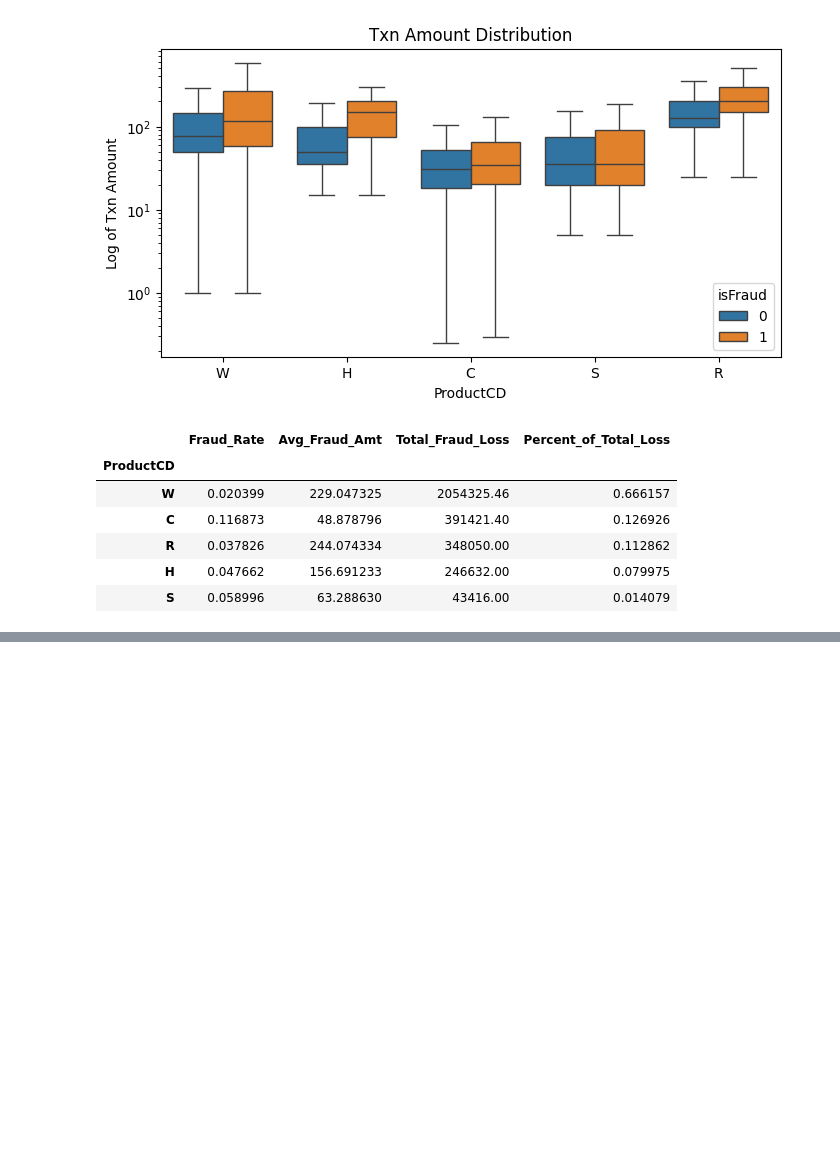
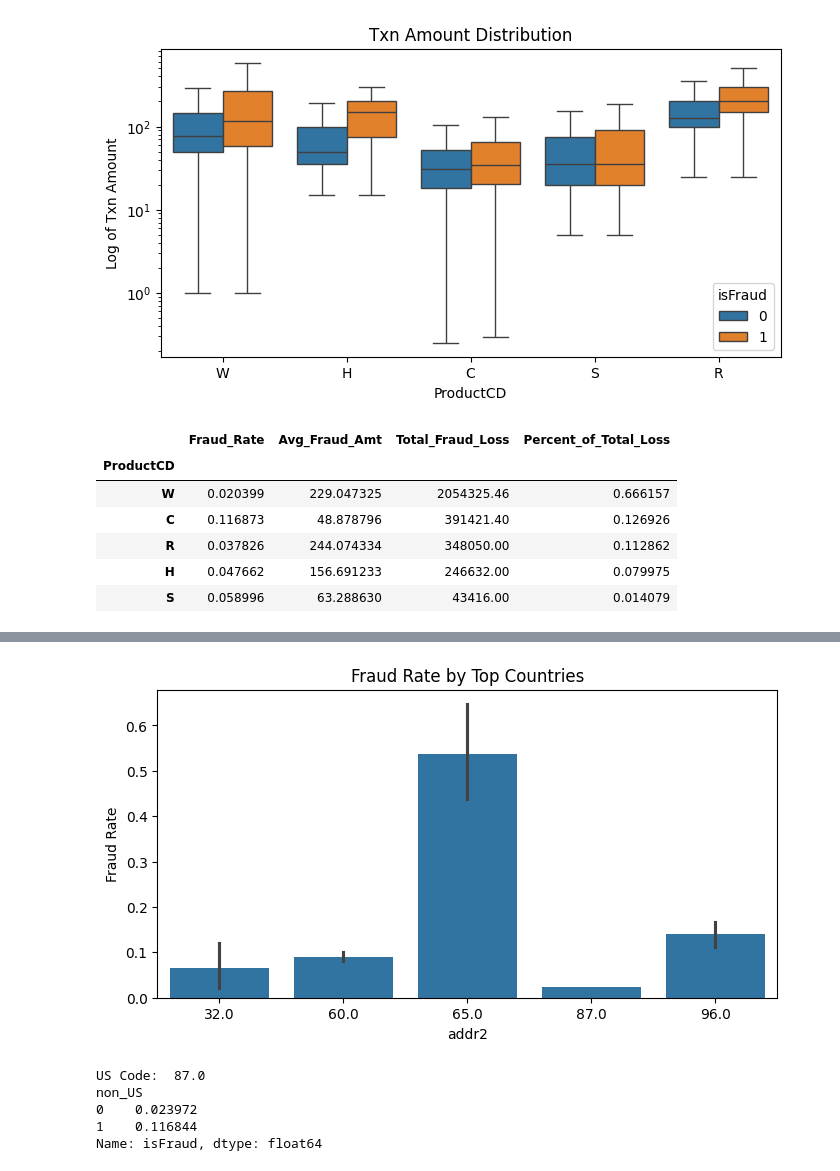
Before and after one commit to dassus98/fraud-detection-engine, a Jupyter notebook: notebooks/transactions_eda.ipynb, the cells around one changed output, grey strips where cells are left out. Cells and saved outputs as stored; diff of their text form; code cells hidden in the pictures; blank space fills up the shorter version.

```diff
--- a/notebooks/transactions_eda.ipynb
+++ b/notebooks/transactions_eda.ipynb
@@ -193,0 +219,24 @@ economic_impact
+# %%
+# addr 2 seems to be country codes, mostly 87 (US)
+# Let's see if we can detect US vs non-US fraud rates
+
+top_countries = transactions['addr2'].value_counts().head(5).index
+plt.figure(figsize=(8,4))
+sns.barplot(x='addr2', y='isFraud', data=transactions[transactions['addr2'].isin(top_countries)])
+plt.title('Fraud Rate by Top Countries')
+plt.ylabel('Fraud Rate')
+plt.show()
+
+us_code = transactions['addr2'].mode()[0]
+transactions['non_US'] = (transactions['addr2'] != us_code).astype(int)
+
+# Fraud rate outside of US for addr2 is 5 times higher than domestic
+print('US Code: ', us_code)
+print(transactions.groupby('non_US')['isFraud'].mean())
+# %% [output]
+[figure, added]
+US Code:  87.0
+non_US
+0    0.023972
+1    0.116844
+Name: isFraud, dtype: float64
```
Also changed, not shown: parts of 16 cells of this notebook.
